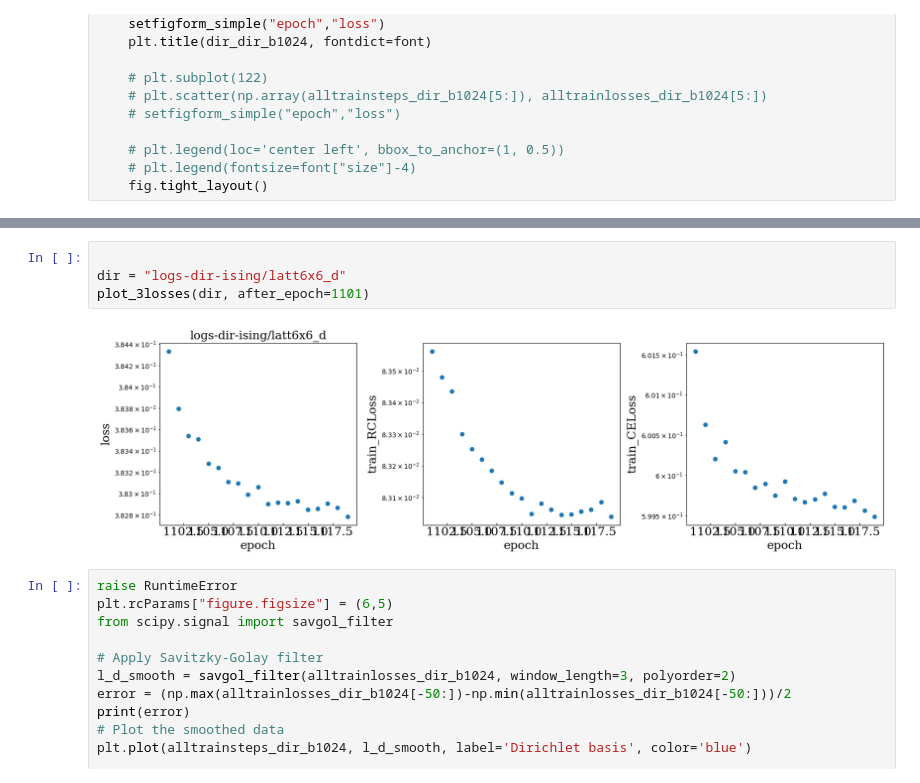
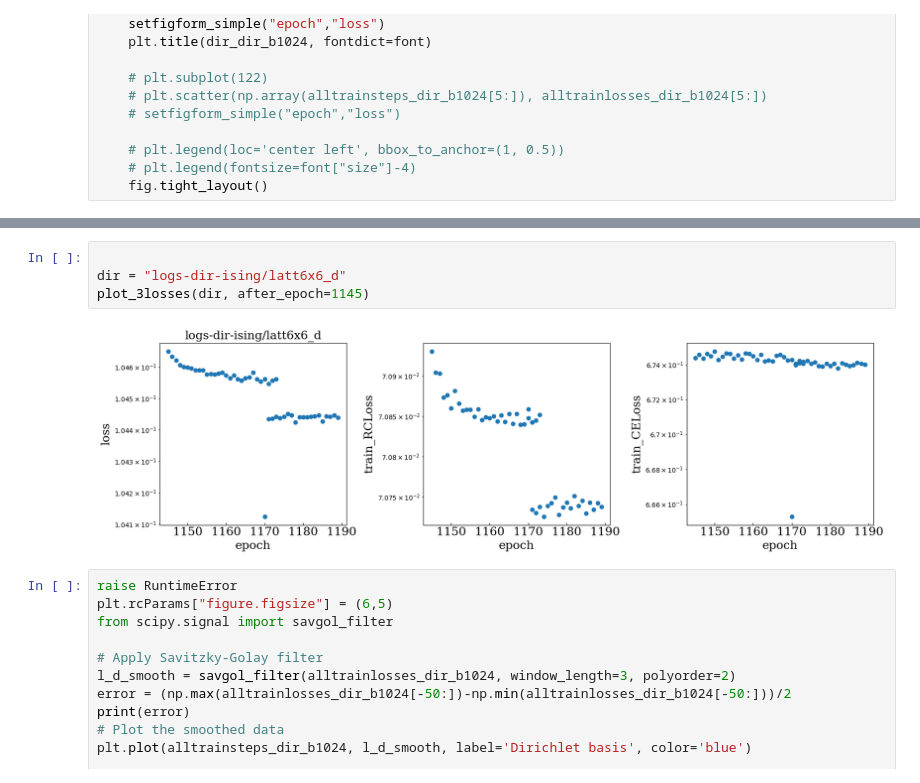
Before and after one commit to tuoping/alchemicalFES, a Jupyter notebook: analyselog-ising.ipynb, the cells around one changed output, grey strips where cells are left out. Drawn from its saved outputs; the diff is of its cells as text.

```diff
--- a/analyselog-ising.ipynb
+++ b/analyselog-ising.ipynb
@@ -104,9 +104,9 @@ plot_1losses(dir)
 # %%
 
 dir = "logs-dir-ising/latt6x6_d"
-plot_3losses(dir, after_epoch=1101)
+plot_3losses(dir, after_epoch=1145)
 # %% [output]
-[figure, old version]
+[figure, new version]
 # %%
 raise RuntimeError
 plt.rcParams["figure.figsize"] = (6,5)
```
Also changed, not shown: parts of 1 cell of this notebook, 9 other files.
